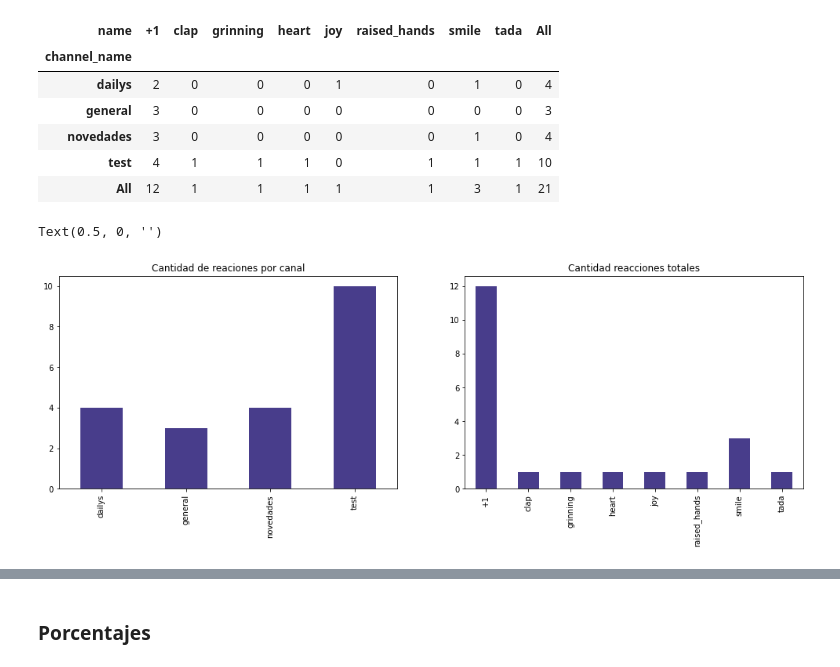
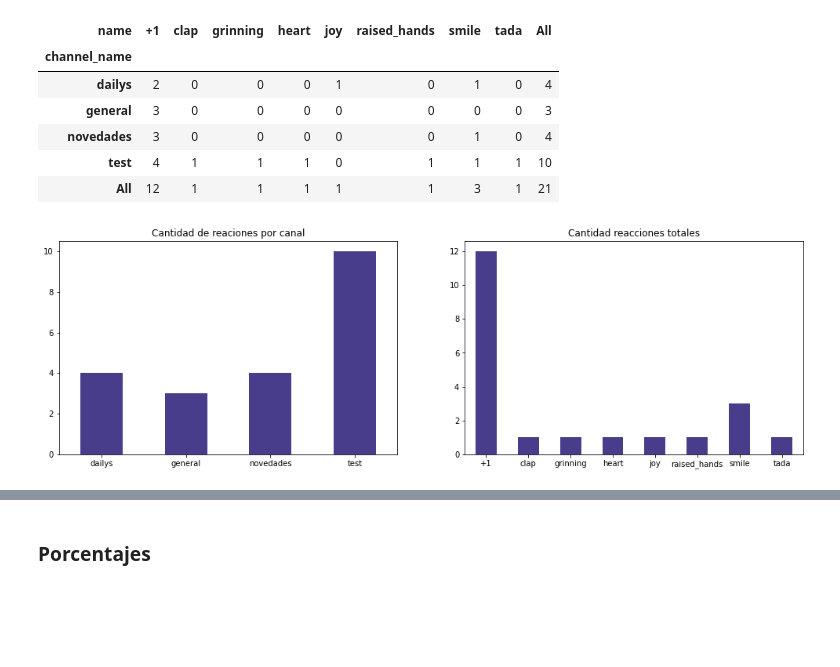
Before and after one commit to Verobornancini/TEAMPULSE_PROJECT, a Jupyter notebook: 03_EMOJI_ANALYSIS_SLACK_DATA .ipynb, the cells around one changed output, grey strips where cells are left out. Drawn from its saved outputs; the diff is of its cells as text; code cells hidden in the pictures; blank space fills up the shorter version.

```diff
--- a/03_EMOJI_ANALYSIS_SLACK_DATA .ipynb
+++ b/03_EMOJI_ANALYSIS_SLACK_DATA .ipynb
@@ -11,6 +10,6 @@ import matplotlib.dates as mdates
 import json
 # %%
-df = pd.read_csv('files/slack_historial_de_mensajes_filtrados.csv')
+df = pd.read_csv('files/slack_historial_de_mensajes_polarizados.csv')
 # %%
 df.columns
 # %% [output]
@@ -32,8 +32,6 @@ df = df.dropna(subset=['reactions'])
 df['reactions'].count()
 # %% [output]
 21
-# %%
-df.reset_index(inplace=True)
 # %%
 df['index'] = df.index
 # %% [markdown]
@@ -42,7 +40,6 @@ df['index'] = df.index
 df_reactions= pd.DataFrame({'channel_name':[],
                             'message_date':[],
                             'name': [],
-                            'counts': [],
-                           'user_hash':[]})
+                            'counts': []})
 df_reactions
 # %% [output]
@@ -52,7 +49,6 @@ for i, message in df.iterrows():
     # guardo el nombre del canal
     channel_name = message['Channel_name']
     message_date = message['date']
-    user_hash = message['user_hash']
 
     # paso las reacciones a formato lista en vez de string
     reactions = message['reactions'].replace("'", "\"")
@@ -62,7 +58,8 @@ for i, message in df.iterrows():
         # guardo la reacción y el conteo
         name= reaction['name']
         counts= reaction['count']
-        df_reactions.loc[i]=[channel_name,message_date,name,counts, user_hash]
+        df_reactions.loc[i]=[channel_name,message_date,name,counts]
 
+df_reactions.to_csv('tables/reacciones_lista_completa.csv', sep=',')
 df_reactions
 # %% [output]
@@ -116,15 +115,18 @@ CONTEO DE REACCIONES POR CANAL
 # %%
 plt.figure (figsize=(17,5))
 
 plt.subplot(121)
 df_reactions.groupby('channel_name').count()['counts'].plot(kind='bar', color='darkslateblue')
 plt.title('Cantidad de reaciones por canal')
+plt.xticks(rotation=0)
 plt.xlabel('')
 
 plt.subplot(122)
 df_reactions.groupby('name').count()['counts'].plot(kind='bar', color='darkslateblue')
 plt.title('Cantidad reacciones totales')
+plt.xticks(rotation=0)
 plt.xlabel('')
+
+plt.savefig('figures/reacciones_conteos.jpg')
 # %% [output]
-Text(0.5, 0, '')
-[figure, old version]
+[figure, new version]
```
Also changed, not shown: parts of 12 cells of this notebook, 2 other files.
